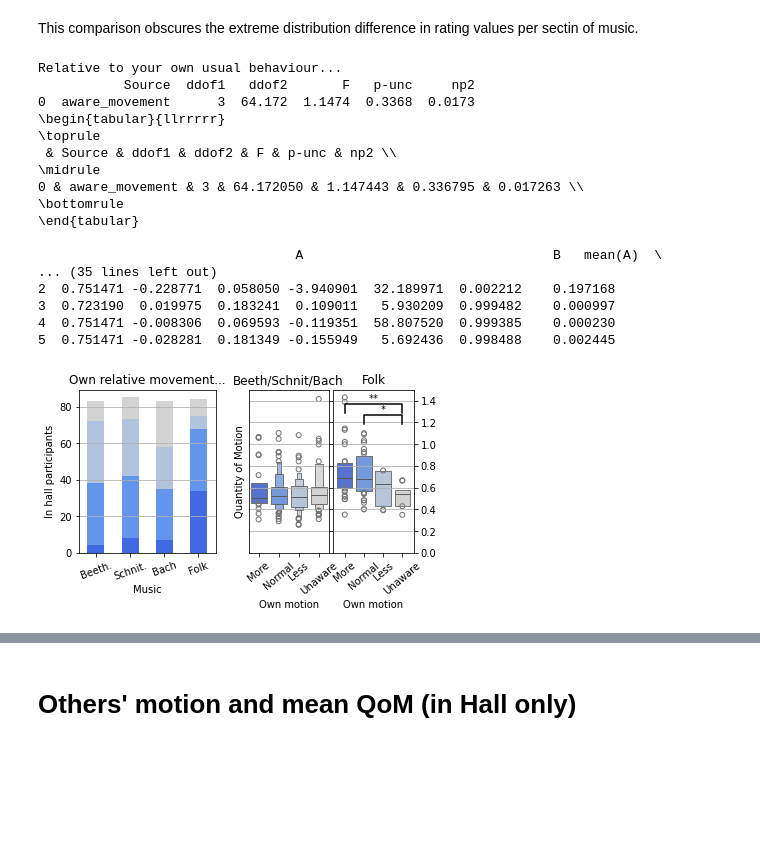
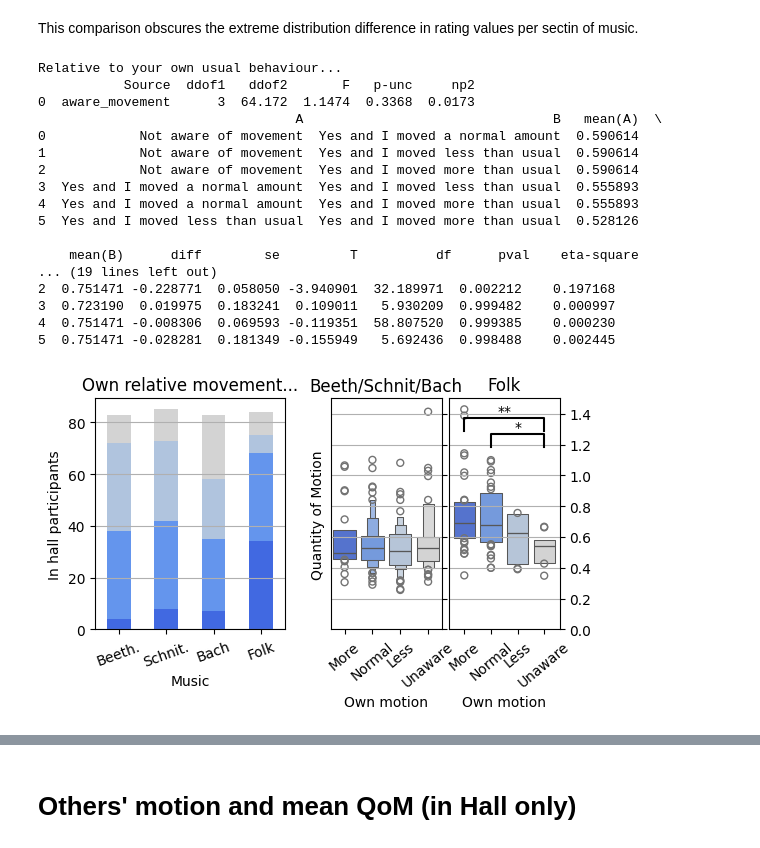
Before and after one commit to finn42/MusicLabCopen_AudienceMotion, a Jupyter notebook: 2_Audience_Motion_QoM_Motion_Ratings.ipynb, the cells around one changed output, grey strips where cells are left out. Cells and saved outputs as stored; diff of their text form; code cells hidden in the pictures; blank space fills up the shorter version.

```diff
--- a/2_Audience_Motion_QoM_Motion_Ratings.ipynb
+++ b/2_Audience_Motion_QoM_Motion_Ratings.ipynb
@@ -766,8 +702,8 @@ ax1.set_xlabel('Music')
 aov = pg.welch_anova(dv=tag_m,between = tag_Q,data=mm_df_less)
 print(aov.round(4))
 aov.round(5).to_csv('_'.join(['./outdata/ANOVAs/body_move_A_R_qom_Classical_Welch_ANOVA.csv']))
-b = aov.loc[:,['Source', 'ddof1', 'ddof2', 'F', 'p-unc', 'np2']]
-print(b.to_latex())
+# b = aov.loc[:,['Source', 'ddof1', 'ddof2', 'F', 'p-unc', 'np2']]
+# print(b.to_latex())
 
 ax2 = plt.subplot2grid((1,12), (0,6), colspan=3, rowspan=1)
 
@@ -794,48 +730,48 @@ ax2.grid(axis='y')
 aov = pg.welch_anova(dv=tag_m,between = tag_Q,data=mm_df_Folk)
 print(aov.round(4))
 aov.round(5).to_csv('_'.join(['./outdata/ANOVAs/body_move_A_R_qom_Folk_Welch_ANOVA.csv']))
-b = aov.loc[:,['Source', 'ddof1', 'ddof2', 'F', 'p-unc', 'np2']]
-print(b.to_latex())
+# b = aov.loc[:,['Source', 'ddof1', 'ddof2', 'F', 'p-unc', 'np2']]
+# print(b.to_latex())
 
 ax3 = plt.subplot2grid((1,12), (0,9), colspan=3, rowspan=1)
 
 sns.boxenplot(x = tag_Q,y = tag_m, hue=tag_Q,legend=False, palette=my_pal,order = response_order,data = mm_df_Folk, ax = ax3)
 ac = pg.pairwise_gameshowell(dv=tag_m,between = tag_Q,data=mm_df_Folk,effsize='eta-square')
 ac.round(5).to_csv('_'.join(['./outdata/ANOVAs/body_move_A_R_qom_Folk_gameshowell.csv']))
 print(ac)
 ls = pd.Series(response_order)
 for i,row in ac.iterrows():
     if row.pval<0.05:
         am.barplot_annotate_brackets(ls.loc[ls==row['A']].index[0], ls.loc[ls==row['B']].index[0], row.pval,[0,1,2,3], [1.2,1.1,1.0,0.9], yerr=None, dh=.05, barh=.05, fs=None, maxasterix=None)
 
 ax3.set_xticks([0,1,2,3])
 ax3.set_xticklabels(short_responses,rotation=40)
 ax3.set_ylim([0,1.5])
 ax3.set_ylabel('')
 ax3.set_xlabel('Own motion')
 ax3.yaxis.tick_right()
 ax3.set_title('Folk')
 ax3.grid(axis='y')
 plt.savefig('./Plots/body_move_A_R_qom_less.png',bbox_inches = 'tight',dpi = 196)
 
 plt.show()
 # %% [output]
 Relative to your own usual behaviour...
            Source  ddof1   ddof2       F   p-unc     np2
 0  aware_movement      3  64.172  1.1474  0.3368  0.0173
-\begin{tabular}{llrrrrr}
-\toprule
- & Source & ddof1 & ddof2 & F & p-unc & np2 \\
-\midrule
-0 & aware_movement & 3 & 64.172050 & 1.147443 & 0.336795 & 0.017263 \\
-\bottomrule
-\end{tabular}
+                                 A                                B   mean(A)  \
+0            Not aware of movement  Yes and I moved a normal amount  0.590614
+1            Not aware of movement  Yes and I moved less than usual  0.590614
+2            Not aware of movement  Yes and I moved more than usual  0.590614
+3  Yes and I moved a normal amount  Yes and I moved less than usual  0.555893
+4  Yes and I moved a normal amount  Yes and I moved more than usual  0.555893
+5  Yes and I moved less than usual  Yes and I moved more than usual  0.528126
 
-                                 A                                B   mean(A)  \
-... (35 lines left out)
+    mean(B)      diff        se         T          df      pval    eta-square
+... (19 lines left out)
 2  0.751471 -0.228771  0.058050 -3.940901  32.189971  0.002212    0.197168
 3  0.723190  0.019975  0.183241  0.109011   5.930209  0.999482    0.000997
 4  0.751471 -0.008306  0.069593 -0.119351  58.807520  0.999385    0.000230
 5  0.751471 -0.028281  0.181349 -0.155949   5.692436  0.998488    0.002445
-[figure, old version]
+[figure, new version]
 # %%
```
Also changed, not shown: parts of 18 cells of this notebook, 30 other files.
